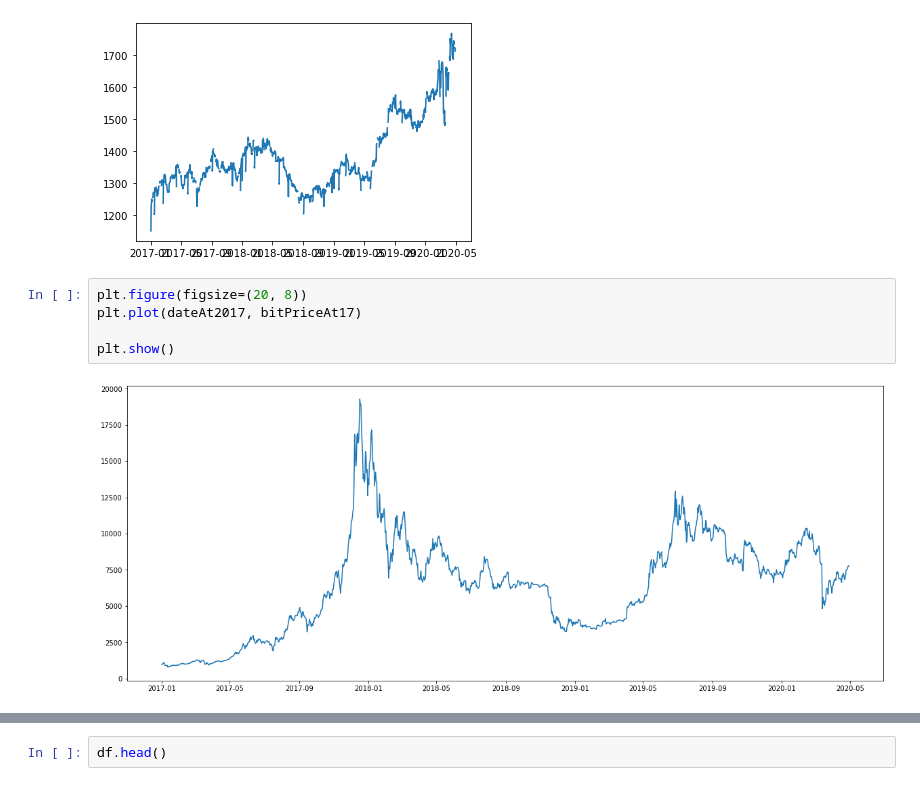
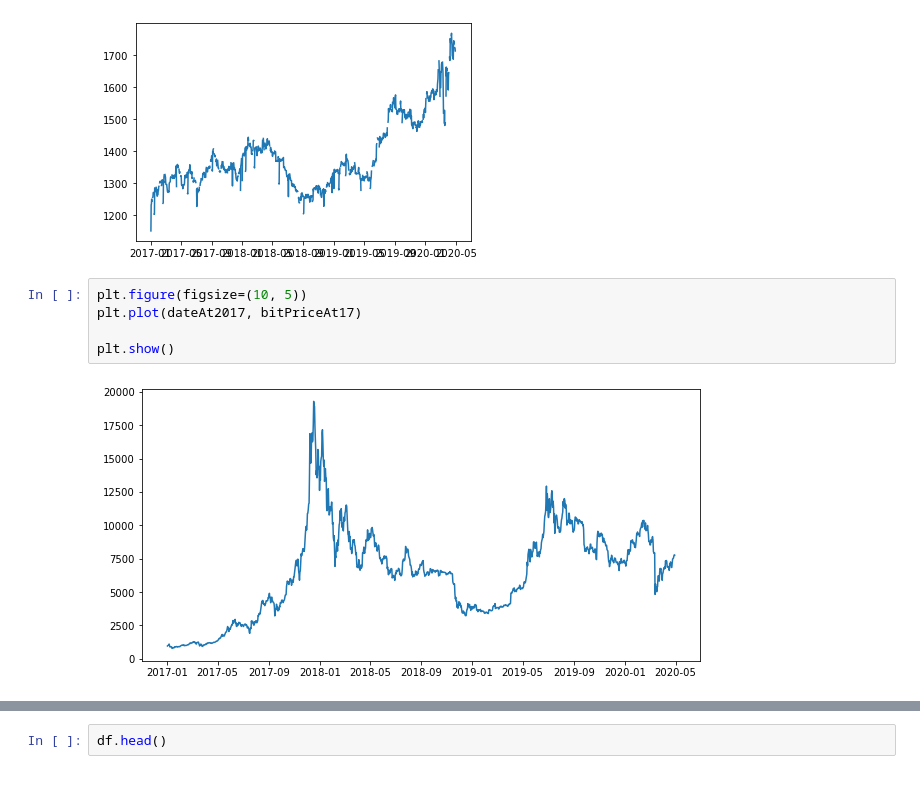
Before and after one commit to inspired-consulting/python_samples, a Jupyter notebook: Bitcoin_Dataset_begin.ipynb, the cells around one changed output, grey strips where cells are left out. Cells and saved outputs as stored; diff of their text form.

```diff
--- a/Bitcoin_Dataset_begin.ipynb
+++ b/Bitcoin_Dataset_begin.ipynb
@@ -99,9 +110,9 @@ plt.show()
 # %% [output]
 [figure]
 # %%
-plt.figure(figsize=(20, 8))
+plt.figure(figsize=(10, 5))
 plt.plot(dateAt2017, bitPriceAt17)
 
 plt.show()
 # %% [output]
-[figure, old version]
+[figure, new version]
```
Also changed, not shown: parts of 13 cells of this notebook.
